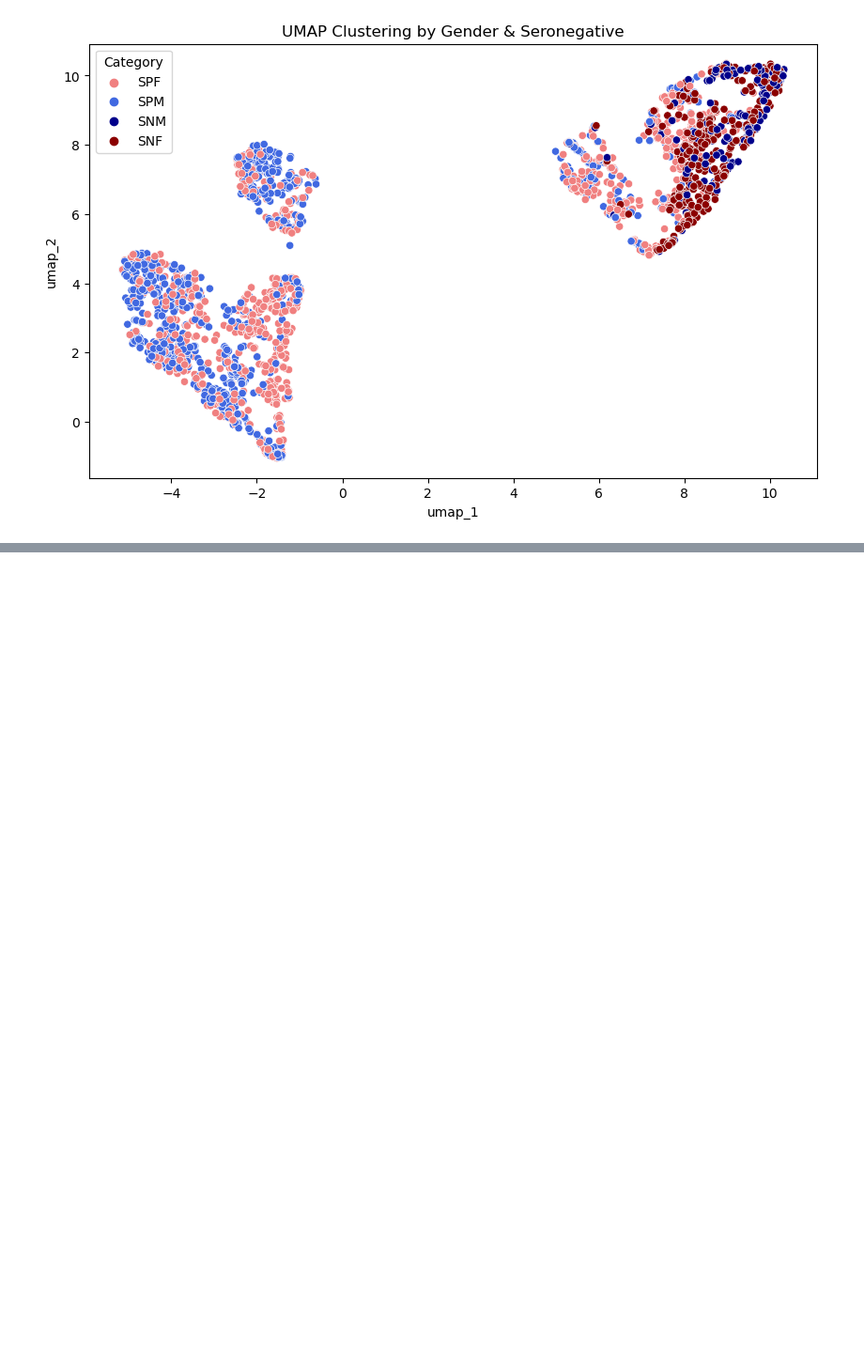
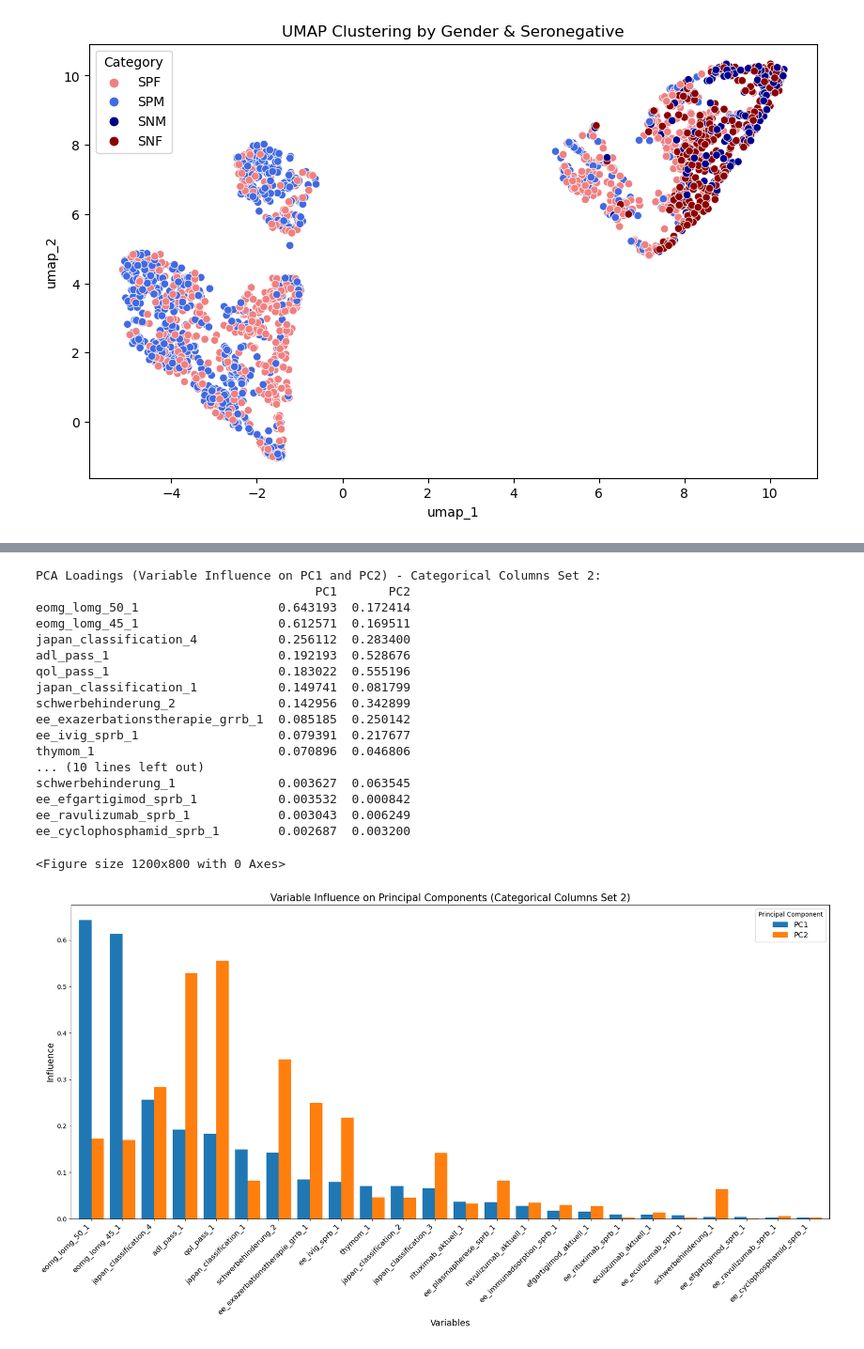
Before and after one commit to mlekhon/seronegative_gender, a Jupyter notebook: Clustering/Clustering.ipynb, the cells around one changed output, grey strips where cells are left out. Shown at 94% size. Drawn from its saved outputs; the diff is of its cells as text; code cells hidden in the pictures; blank space fills up the shorter version.

```diff
--- a/Clustering/Clustering.ipynb
+++ b/Clustering/Clustering.ipynb
@@ -271,0 +372,23 @@ plt.show()
+# %%
+# Apply to categorical columns set 2
+perform_pca_and_plot(df_clustering, categorical_columns2, "Categorical Columns Set 2")
+# %% [output]
+PCA Loadings (Variable Influence on PC1 and PC2) - Categorical Columns Set 2:
+                                      PC1       PC2
+eomg_lomg_50_1                   0.643193  0.172414
+eomg_lomg_45_1                   0.612571  0.169511
+japan_classification_4           0.256112  0.283400
+adl_pass_1                       0.192193  0.528676
+qol_pass_1                       0.183022  0.555196
+japan_classification_1           0.149741  0.081799
+schwerbehinderung_2              0.142956  0.342899
+ee_exazerbationstherapie_grrb_1  0.085185  0.250142
+ee_ivig_sprb_1                   0.079391  0.217677
+thymom_1                         0.070896  0.046806
+... (10 lines left out)
+schwerbehinderung_1              0.003627  0.063545
+ee_efgartigimod_sprb_1           0.003532  0.000842
+ee_ravulizumab_sprb_1            0.003043  0.006249
+ee_cyclophosphamid_sprb_1        0.002687  0.003200
+<Figure size 1200x800 with 0 Axes>
+[figure, added]
```
Also changed, not shown: parts of 6 cells of this notebook.
